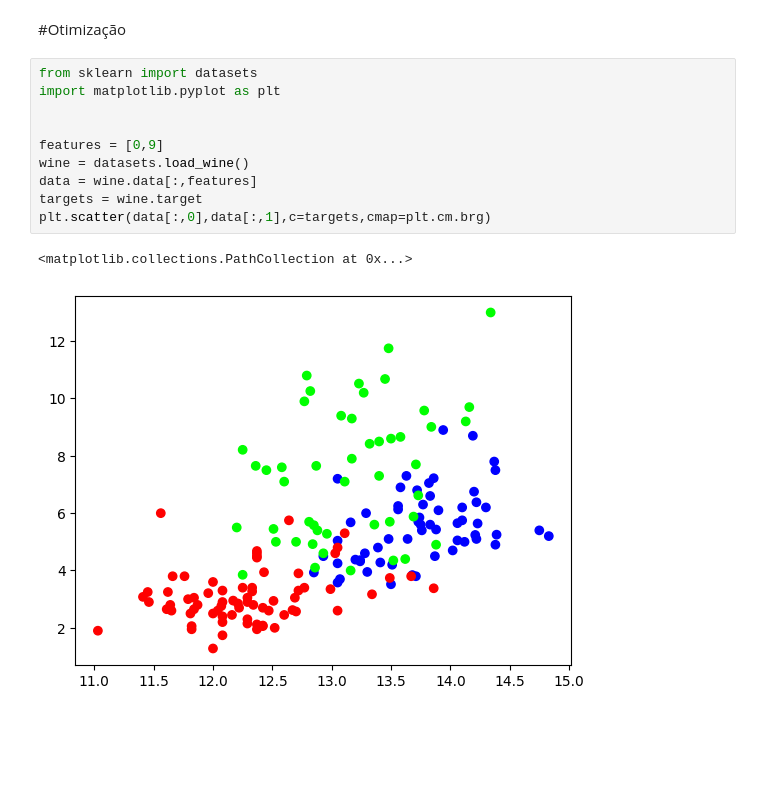
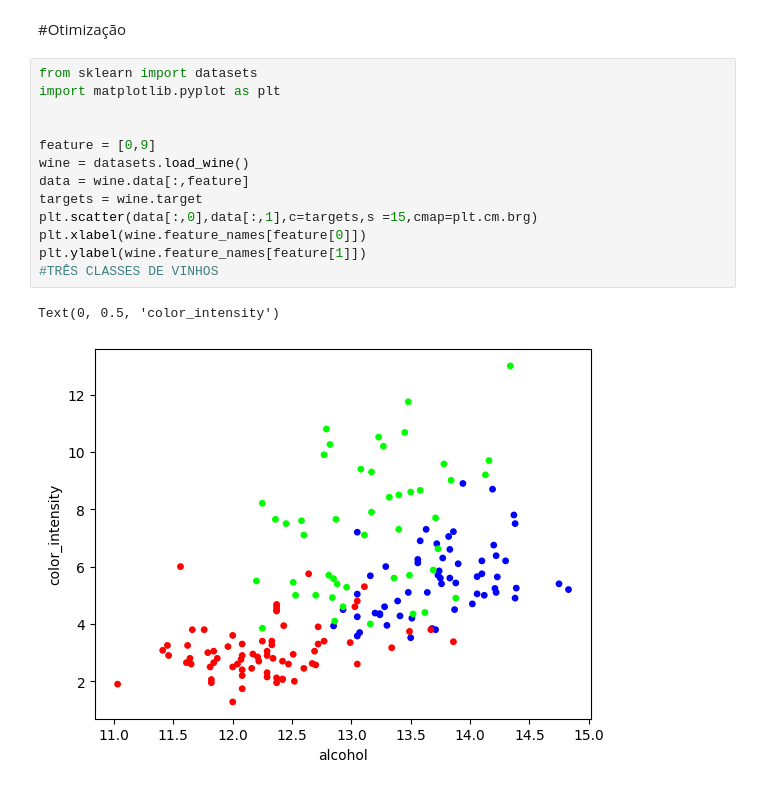
Before and after one commit to PedroAlmeida18/PGP3_TESTESIND, a Jupyter notebook: Otimizaçao_redeneural1.ipynb, the cells around one changed output. Saved outputs shown, nothing was run; the diff lists cells and outputs as text; blank space fills up the shorter version.

```diff
--- a/Otimizaçao_redeneural1.ipynb
+++ b/Otimizaçao_redeneural1.ipynb
@@ -5,13 +5,16 @@
 # %%
 from sklearn import datasets
 import matplotlib.pyplot as plt
 
 
-features = [0,9]
+feature = [0,9]
 wine = datasets.load_wine()
-data = wine.data[:,features]
+data = wine.data[:,feature]
 targets = wine.target
-plt.scatter(data[:,0],data[:,1],c=targets,cmap=plt.cm.brg)
+plt.scatter(data[:,0],data[:,1],c=targets,s =15,cmap=plt.cm.brg)
+plt.xlabel(wine.feature_names[feature[0]])
+plt.ylabel(wine.feature_names[feature[1]])
+#TRÊS CLASSES DE VINHOS
 # %% [output]
-<matplotlib.collections.PathCollection at 0x...>
+Text(0, 0.5, 'color_intensity')
-[figure, old version]
+[figure, new version]
```
Also changed, not shown: parts of 8 cells of this notebook.
